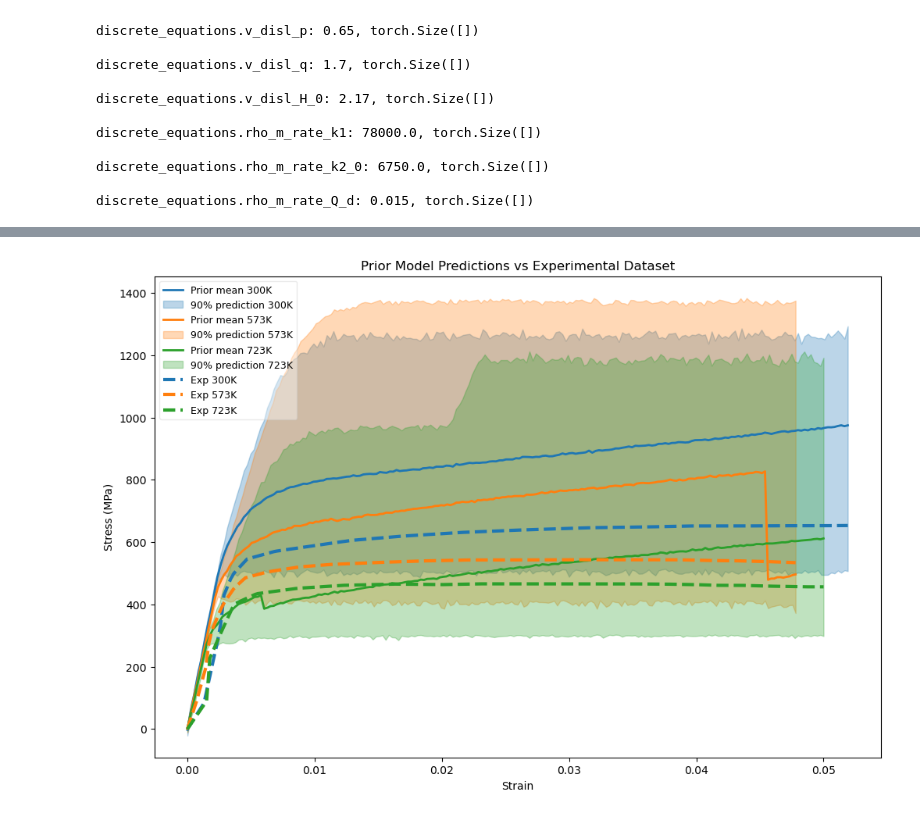
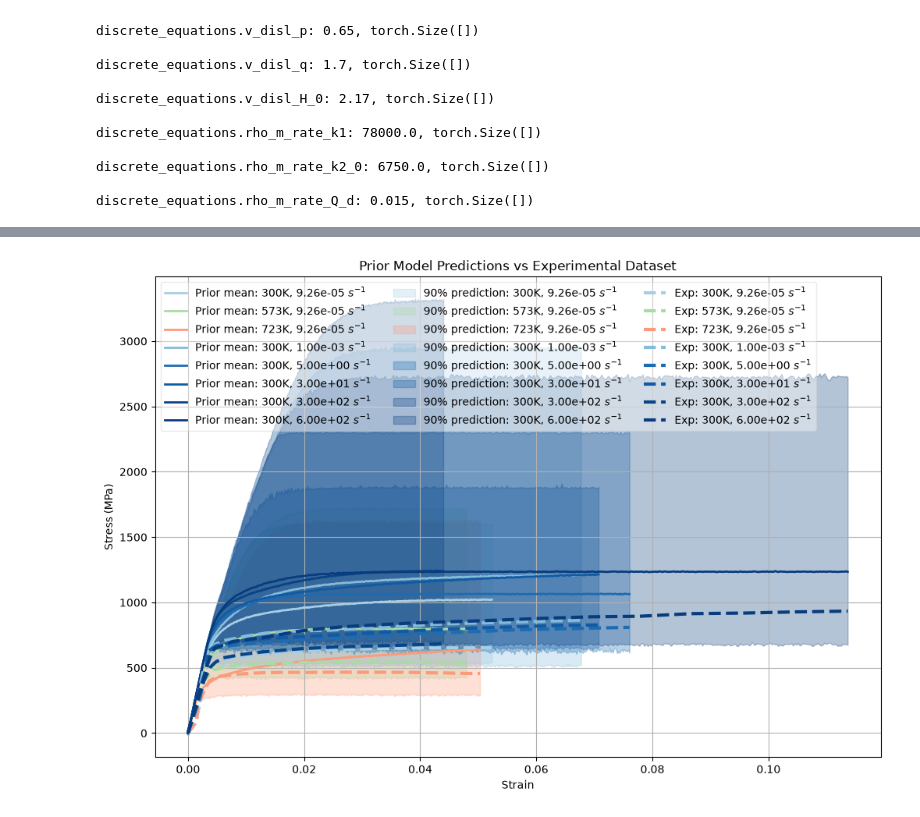
Before and after one commit to ColinMG2/neml2, a Jupyter notebook: cmg_projects/tensile_optimization/eurofer97_statistical.ipynb, the cells around one changed output, grey strips where cells are left out. Drawn from its saved outputs; the diff is of its cells as text; code cells hidden in the pictures.

Commit message:
Renamed Eurofer97 files and ran tests for tensile eurofer using new data set for both deterministic and stochastic. I also re-ran tungsten to get better plot pictures.

```diff
--- a/cmg_projects/tensile_optimization/eurofer97_statistical.ipynb
+++ b/cmg_projects/tensile_optimization/eurofer97_statistical.ipynb
@@ -296,3 +324,7 @@ discrete_equations.rho_m_rate_k1: 78000.0, torch.Size([])
 discrete_equations.rho_m_rate_k2_0: 6750.0, torch.Size([])
 
 discrete_equations.rho_m_rate_Q_d: 0.015, torch.Size([])
+# %%
+with torch.no_grad():
+    stress = model(loading, time, temperature)
+print(stress.shape)
@@ -326,13 +389,13 @@ class LogRangeRescale(reparametrization.RangeRescale):
         return Y
 # %%
 Bk_scaler = LogRangeRescale(
-    torch.tensor(1.0e-12, device=device), torch.tensor(1.0e-5, device=device)
+    torch.tensor(1.0e-12, device=device), torch.tensor(1.0e-8, device=device)
 )  # MPa*s
 T_0_scaler = reparametrization.RangeRescale(
     torch.tensor(100.0, device=device), torch.tensor(5000.0, device=device)
 )  # K
-p_scaler = LogRangeRescale(torch.tensor(0.01, device=device), torch.tensor(10.0, device=device))
-q_scaler = LogRangeRescale(torch.tensor(0.01, device=device), torch.tensor(10.0, device=device))
+p_scaler = LogRangeRescale(torch.tensor(0.01, device=device), torch.tensor(1.0, device=device))
+q_scaler = LogRangeRescale(torch.tensor(1.0, device=device), torch.tensor(2.0, device=device))
 H0_scaler = reparametrization.RangeRescale(
     torch.tensor(0.1, device=device), torch.tensor(10.0, device=device)
 )  # eV
@@ -386,5 +482,9 @@ hsmodel = stochastic.HierarchicalStatisticalModel(
 # %%
 nreps = 50
-predict = Predictive(hsmodel, num_samples=nreps)
-with torch.no_grad():
-    untrained = predict(loading, time, temperature)["obs"]
+untrained, failed_prior = predictive_draws(50)
+for f in failed_prior:
+    for site, v in f.items():
+        _, _, pname, _ = site.split(".")
+        scaler = model_reparameterizer.map_dict[f"discrete_equations.{pname}"]
+        print(f"{pname:18s}", scaler.forward(v).cpu().numpy())
+    print()
@@ -391,47 +509,48 @@ with torch.no_grad():
 # %%
 plt.figure(figsize=(12, 8))
 plotted_labels = set()
-for i, T in enumerate(temperatures):
-    t_label = str(int(T.item()))
+for i, (T, rate) in enumerate(batch_conditions):
     temp_preds = untrained[:, :, i, 0]
     plt.plot(
         loading[:, i, 0].cpu(),
         temp_preds.mean(dim=0).cpu(),
         ls="-",
-        color=f"C{i}",
+        color=cond_color(T, rate),
         lw=2,
-        label=f"Prior mean {t_label}K",
+        label=rf"Prior mean: {T}K, {rate:.2e} $s^{{-1}}$",
     )
 
+for i, (T, rate) in enumerate(batch_conditions):
+    temp_preds = untrained[:, :, i, 0]
     lo, hi = torch.quantile(temp_preds, torch.tensor([0.05, 0.95], device=device), dim=0)
     plt.fill_between(
         loading[:, i, 0].cpu(),
         lo.cpu(),
         hi.cpu(),
-        color=f"C{i}",
+        color=cond_color(T, rate),
         alpha=0.3,
-        label=f"90% prediction {t_label}K",
+        label=f"90% prediction: {T}K, {rate:.2e} $s^{{-1}}$",
     )
 
-for i, T in enumerate(temperatures):
-    t_label = str(int(T.item()))
+for i, (T, rate) in enumerate(batch_conditions):
     plt.plot(
         exp_strain_data[:, i, 0].cpu().numpy(),
         exp_stress_data[:, i, 0].cpu().numpy(),
         "--",
         lw=3,
-        color=f"C{i}",
-        label=f"Exp {t_label}K",
+        color=cond_color(T, rate),
+        label=f"Exp: {T}K, {rate:.2e} $s^{{-1}}$",
     )
 
 
 plt.xlabel("Strain")
 plt.ylabel("Stress (MPa)")
 plt.title("Prior Model Predictions vs Experimental Dataset")
-plt.legend(loc="best", framealpha=0.4, fontsize=9)
+plt.legend(loc="best", framealpha=0.4, fontsize=10, ncol=3)
+plt.grid()
 plt.show()
 # %% [output]
-[figure, old version]
+[figure, new version]
 # %%
 guide = AutoDelta(hsmodel)
 lr = 5e-4
```
Also changed, not shown: parts of 14 cells of this notebook, 11 other files.
